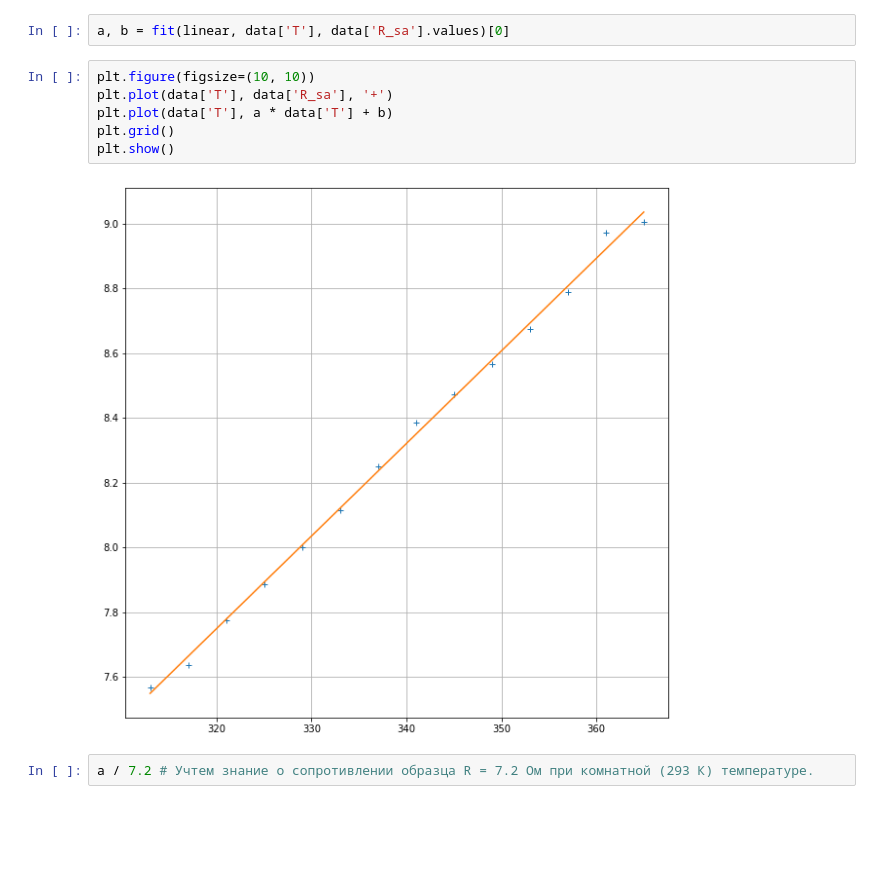
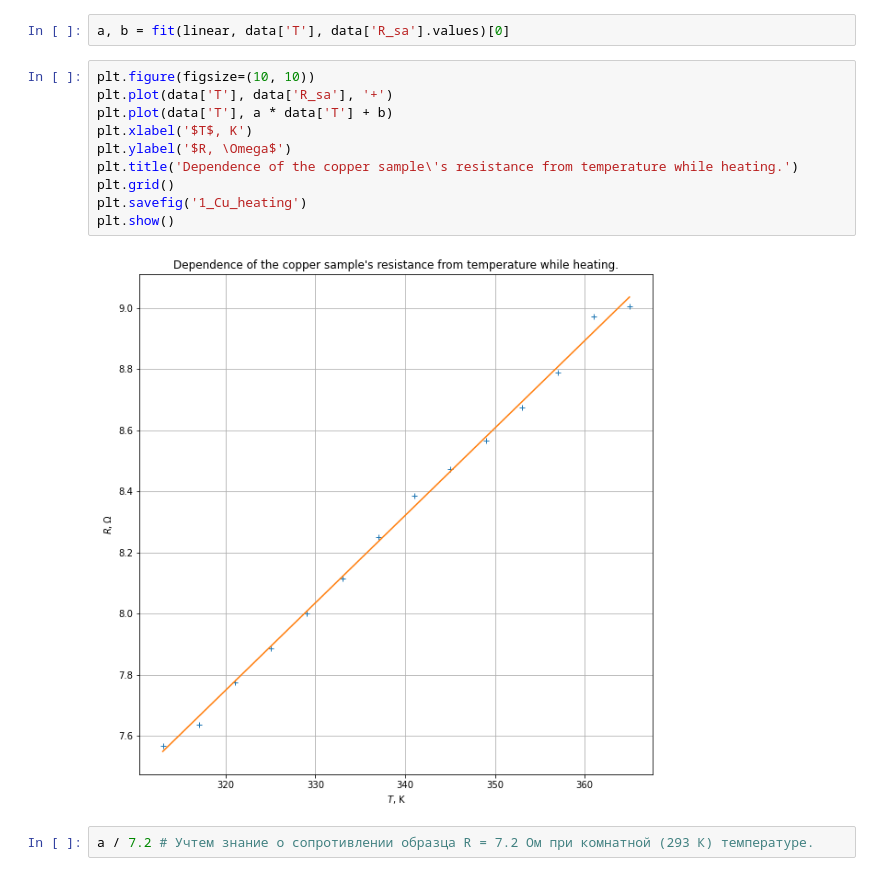
Before and after one commit to f3ss1/HSE-FF, a Jupyter notebook: 6th semester/Modern Physics Practice/R-Temperature measurements/R(T) data analysis.ipynb, the cells around one changed output. Saved outputs shown, nothing was run; the diff lists cells and outputs as text; blank space fills up the shorter version.

```diff
--- a/6th semester/Modern Physics Practice/R-Temperature measurements/R(T) data analysis.ipynb
+++ b/6th semester/Modern Physics Practice/R-Temperature measurements/R(T) data analysis.ipynb
@@ -129,11 +145,15 @@ a, b = fit(linear, data['T'], data['R_sa'].values)[0]
 # %%
 plt.figure(figsize=(10, 10))
 plt.plot(data['T'], data['R_sa'], '+')
 plt.plot(data['T'], a * data['T'] + b)
+plt.xlabel('$T$, K')
+plt.ylabel('$R, \Omega$')
+plt.title('Dependence of the copper sample\'s resistance from temperature while heating.')
 plt.grid()
+plt.savefig('1_Cu_heating')
 plt.show()
 # %% [output]
-[figure, old version]
+[figure, new version]
 # %%
 a / 7.2 # Учтем знание о сопротивлении образца R = 7.2 Ом при комнатной (293 К) температуре.
 # %% [output]
```
Also changed, not shown: parts of 5 cells of this notebook, 19 other files.
